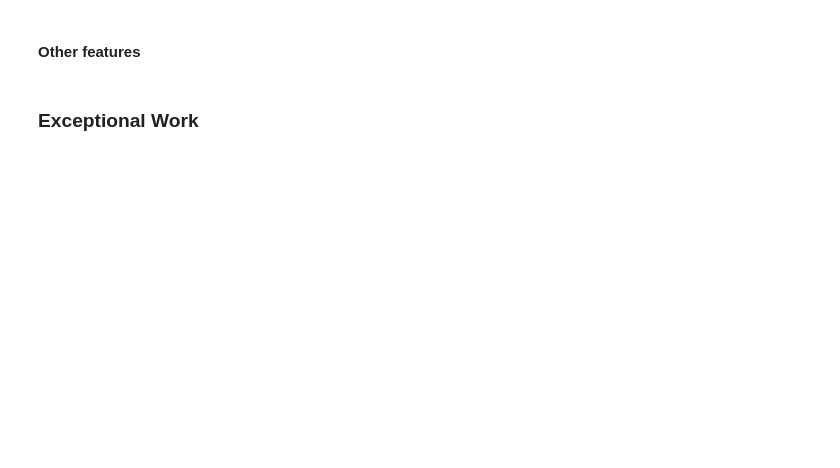
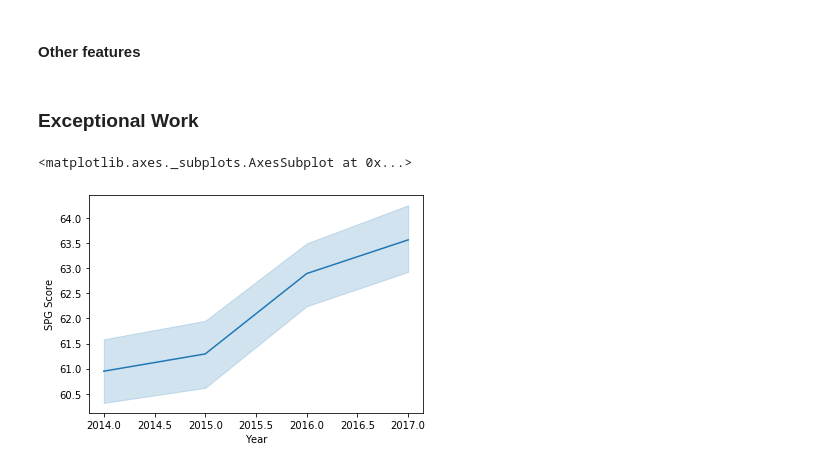
Before and after one commit to fredpoon/ds_7331_jyrf_eda, a Jupyter notebook: Project1 Notebook.ipynb, the cells around one changed output. Cells and saved outputs as stored; diff of their text form; code cells hidden in the pictures; blank space fills up the shorter version.

Commit message:
updated visuals fp

```diff
--- a/Project1 Notebook.ipynb
+++ b/Project1 Notebook.ipynb
@@ -102,12 +167,14 @@ grid.map(plt.scatter, 'student_num', 'SPG Score')
 # %%
 # [10]
 # • You have free reign to provide additional analyses.
 # • One idea: implement dimensionality reduction, then visualize and interpret the results.
 
 import seaborn as sb
 
-# reducing the amount of columns
-df = df[df["school_type_txt"]!= 0]
-sb.lineplot(x="Year", y="SPG Score", data=df)
+schools2 = schools2[schools2["school_type_txt"]!= 0]
+sb.lineplot(x="Year", y="SPG Score", data=schools2)
+# %% [output]
+<matplotlib.axes._subplots.AxesSubplot at 0x...>
+[figure, added]
 # %%
 # trendline by category
```
Also changed, not shown: parts of 13 cells of this notebook.
